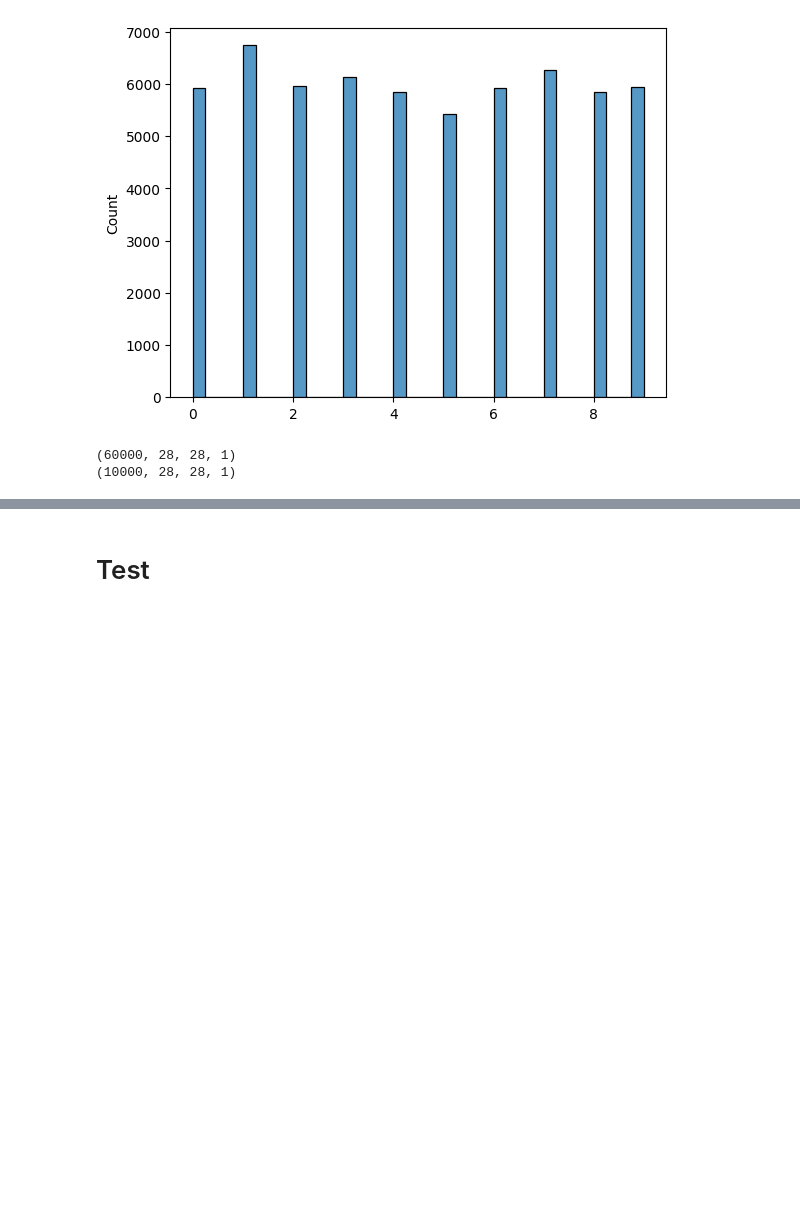
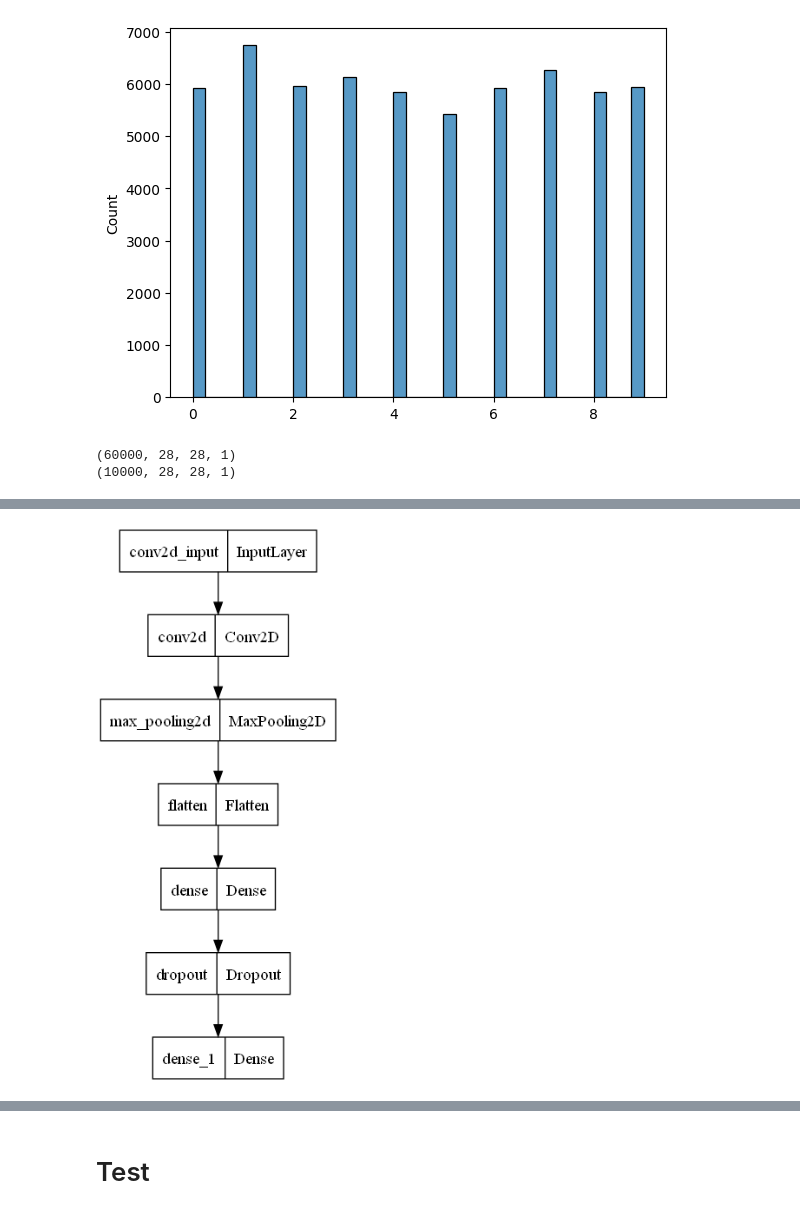
Before and after one commit to EvgeniiZorin/ML_digit_MNIST, a Jupyter notebook: MNIST_CNN.ipynb, the cells around one changed output, grey strips where cells are left out. Drawn from its saved outputs; the diff is of its cells as text; code cells hidden in the pictures; blank space fills up the shorter version.

```diff
--- a/MNIST_CNN.ipynb
+++ b/MNIST_CNN.ipynb
@@ -82,6 +82,10 @@ Total params: 347,690
 Trainable params: 347,690
 Non-trainable params: 0
 _________________________________________________________________
+# %%
+tf.keras.utils.plot_model(model)
+# %% [output]
+[figure, added]
 # %%
 model.compile(
     loss = 'sparse_categorical_crossentropy',
```
Also changed, not shown: parts of 4 cells of this notebook, 1 other file.
